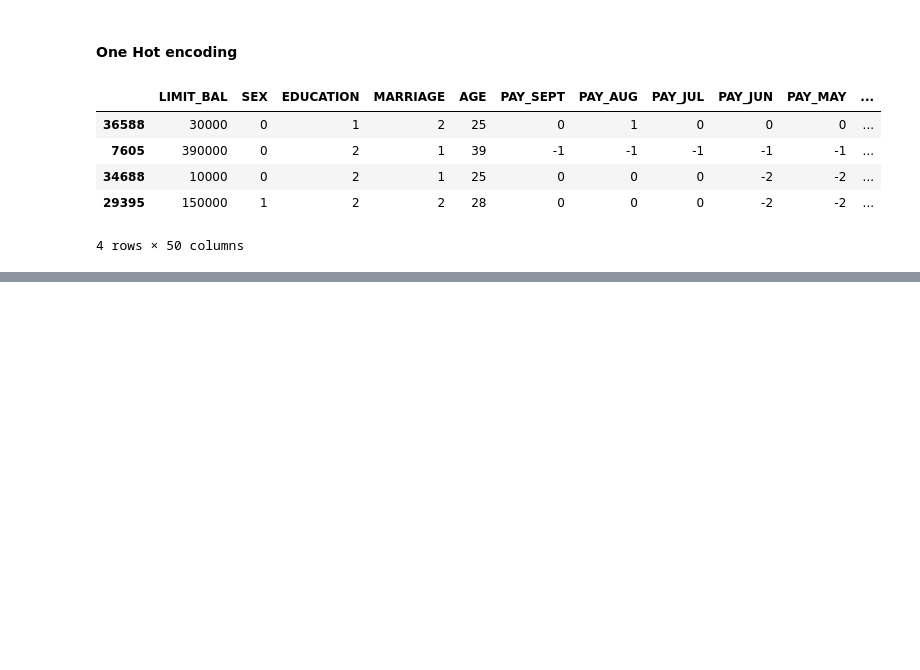
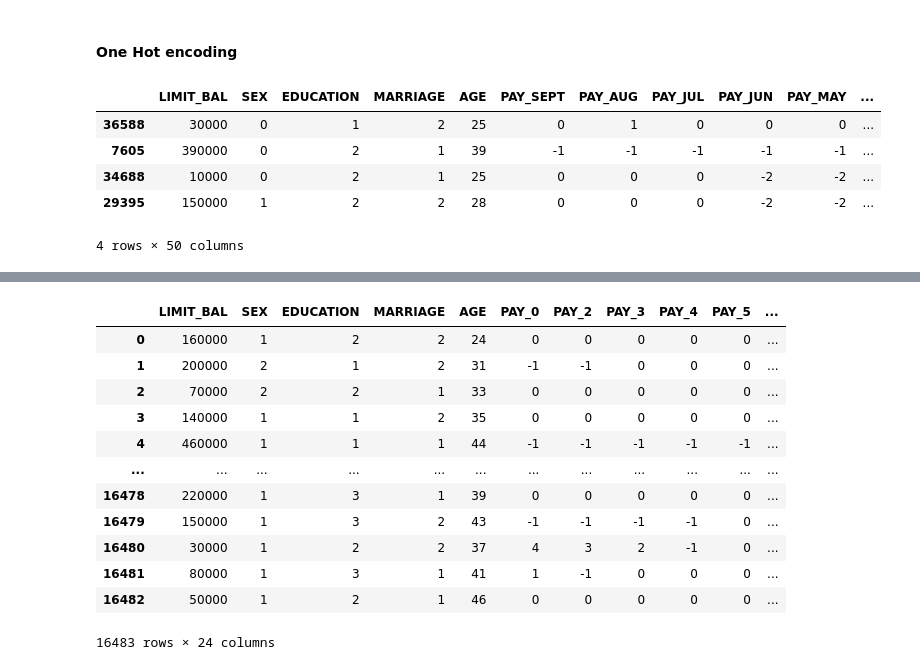
Before and after one commit to abhijitpaul0212/Credit-Card-Defaults-Prediction, a Jupyter notebook: notebooks/research_featureengineering.ipynb, the cells around one changed output, grey strips where cells are left out. Drawn from its saved outputs; the diff is of its cells as text; code cells hidden in the pictures; blank space fills up the shorter version.

```diff
--- a/notebooks/research_featureengineering.ipynb
+++ b/notebooks/research_featureengineering.ipynb
@@ -331,0 +355,15 @@ df_resampled[transformed_features].to_csv("data/final_data/UCI_Credit_Card_Defau
+# %%
+# making connection with mongo db
+from pymongo.mongo_client import MongoClient
+
+uri = "mongodb+srv://root:root@cluster0.k3s4vuf.mongodb.net/?retryWrites=true&w=majority&ssl=true"
+
+# Create a new client and connect to the server
+client = MongoClient(uri)
+
+# Send a ping to confirm a successful connection
+try:
+    client.admin.command('ping')
+    print("Pinged your deployment. You successfully connected to MongoDB!")
+except Exception as e:
+    print(e)
@@ -331,0 +375,3 @@ df_resampled[transformed_features].to_csv("data/final_data/UCI_Credit_Card_Defau
+# %%
+collection = client.credit_card_defaults.data
+collection
@@ -331,0 +417,7 @@ df_resampled[transformed_features].to_csv("data/final_data/UCI_Credit_Card_Defau
+# %%
+# Retrieve data from the collection
+data = list(collection.find())
+# %%
+# Load data into a Pandas DataFrame
+df = pd.DataFrame(data)
+df.sample(3)
@@ -331,0 +430,16 @@ df_resampled[transformed_features].to_csv("data/final_data/UCI_Credit_Card_Defau
+# %%
+df.drop(columns=['_id', 'ID'])
+# %% [output]
+|  | LIMIT_BAL | SEX | EDUCATION | MARRIAGE | AGE | PAY_0 | PAY_2 | PAY_3 | PAY_4 | PAY_5 | ... |
+| 0 | 160000 | 1 | 2 | 2 | 24 | 0 | 0 | 0 | 0 | 0 | ... |
+| 1 | 200000 | 2 | 1 | 2 | 31 | -1 | -1 | 0 | 0 | 0 | ... |
+| 2 | 70000 | 2 | 2 | 1 | 33 | 0 | 0 | 0 | 0 | 0 | ... |
+| 3 | 140000 | 1 | 1 | 2 | 35 | 0 | 0 | 0 | 0 | 0 | ... |
+| 4 | 460000 | 1 | 1 | 1 | 44 | -1 | -1 | -1 | -1 | -1 | ... |
+| ... | ... | ... | ... | ... | ... | ... | ... | ... | ... | ... | ... |
+| 16478 | 220000 | 1 | 3 | 1 | 39 | 0 | 0 | 0 | 0 | 0 | ... |
+| 16479 | 150000 | 1 | 3 | 2 | 43 | -1 | -1 | -1 | -1 | 0 | ... |
+| 16480 | 30000 | 1 | 2 | 2 | 37 | 4 | 3 | 2 | -1 | 0 | ... |
+| 16481 | 80000 | 1 | 3 | 1 | 41 | 1 | -1 | 0 | 0 | 0 | ... |
+| 16482 | 50000 | 1 | 2 | 1 | 46 | 0 | 0 | 0 | 0 | 0 | ... |
+16483 rows × 24 columns
```
Also changed, not shown: parts of 9 cells of this notebook, 19 other files.
